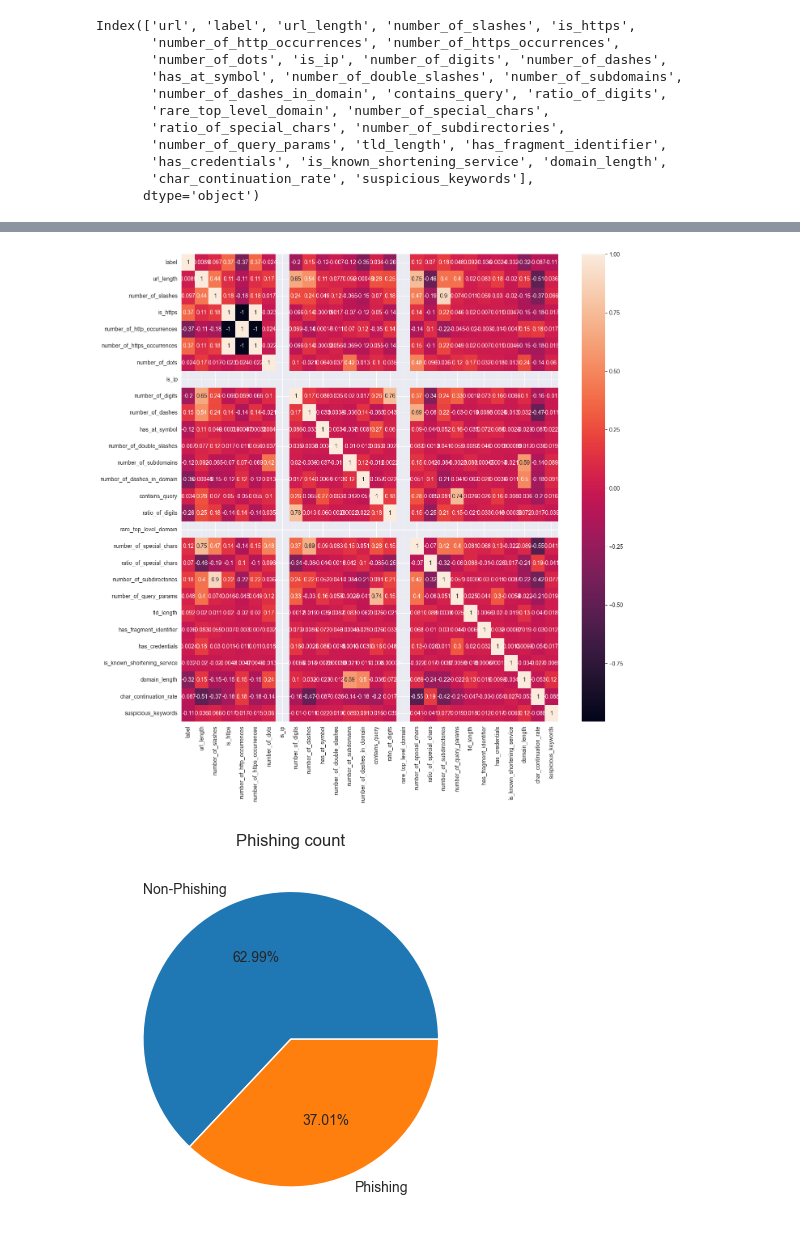
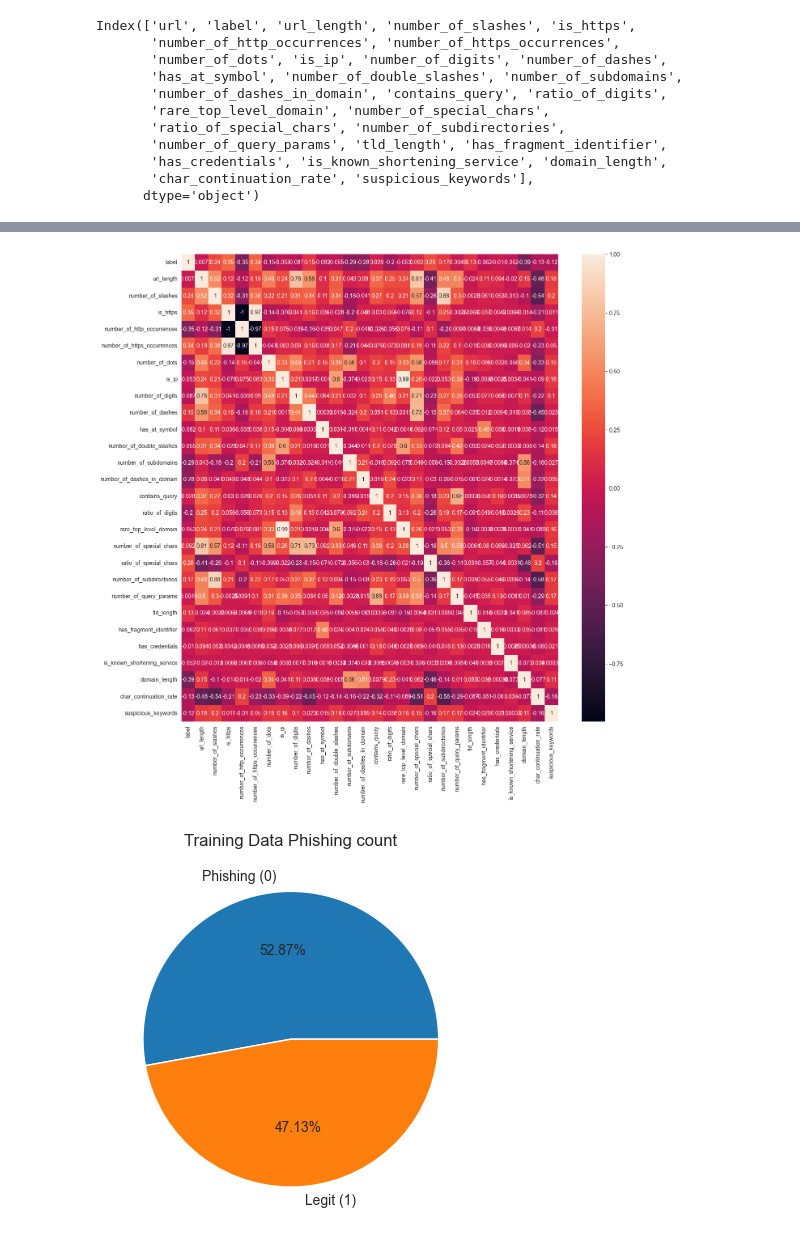
Before and after one commit to neverchange95/Phishing-Detection-Methods, a Jupyter notebook: ml-dl/ml-phishing-detection.ipynb, the cells around one changed output, grey strips where cells are left out. Saved outputs shown, nothing was run; the diff lists cells and outputs as text; code cells hidden in the pictures.

```diff
--- a/ml-dl/ml-phishing-detection.ipynb
+++ b/ml-dl/ml-phishing-detection.ipynb
@@ -25,5 +29,5 @@ from sklearn.naive_bayes import GaussianNB
 # %%
-data = pd.read_csv("features.csv")
+data = pd.read_csv("../data/training/training-features.csv")
 data.head()
 # %% [output]
 |  | url | label | url_length | number_of_slashes | is_https | number_of_http_occurrences | number_of_https_occurrences | ... |
@@ -133,16 +134,16 @@ plt.figure(figsize=(15,15))
 sns.heatmap(data.corr(), annot=True)
 plt.show()
 # %% [output]
-[figure, old version]
+[figure, new version]
 # %%
 counts = data['label'].value_counts()
-counts = counts.rename(index={0: 'Phishing', 1: 'Non-Phishing'})
+counts = counts.rename(index={0: 'Phishing (0)', 1: 'Legit (1)'})
 counts.plot(kind='pie', autopct='%1.2f%%')
-plt.title("Phishing count")
+plt.title("Training Data Phishing count")
 plt.ylabel('')
 plt.show()
 # %% [output]
-[figure, old version]
+[figure, new version]
 # %%
 X = data.drop(['label'], axis=1)
 y = data['label']
```
Also changed, not shown: parts of 123 cells of this notebook, 29 other files.
